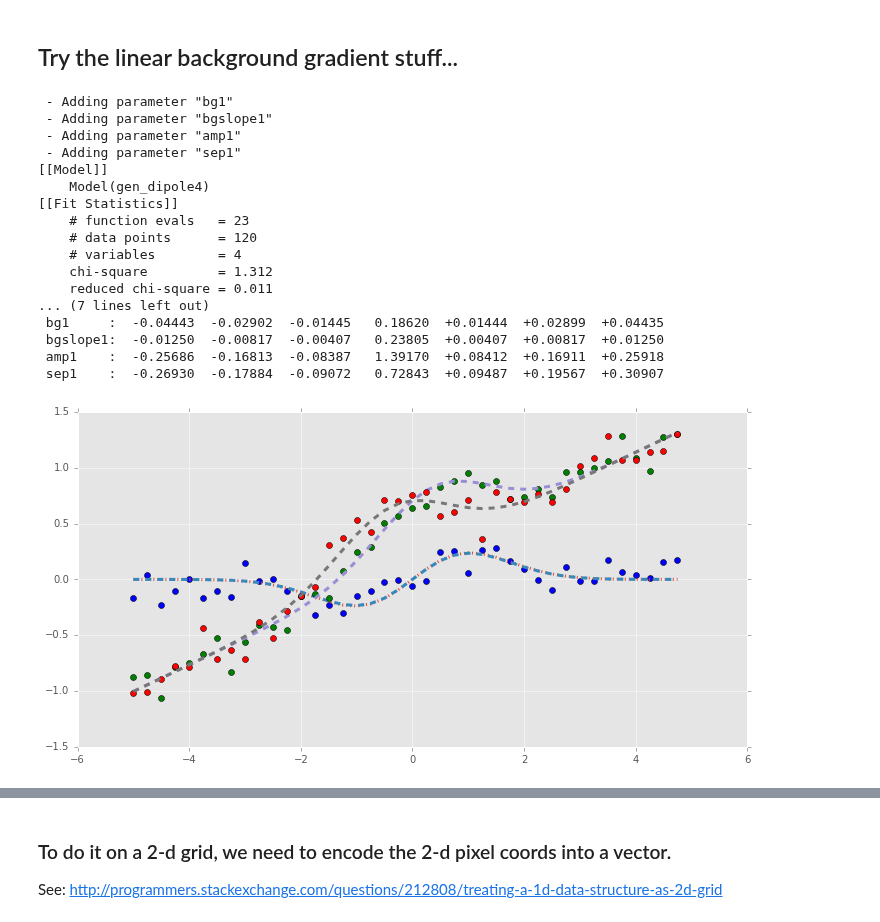
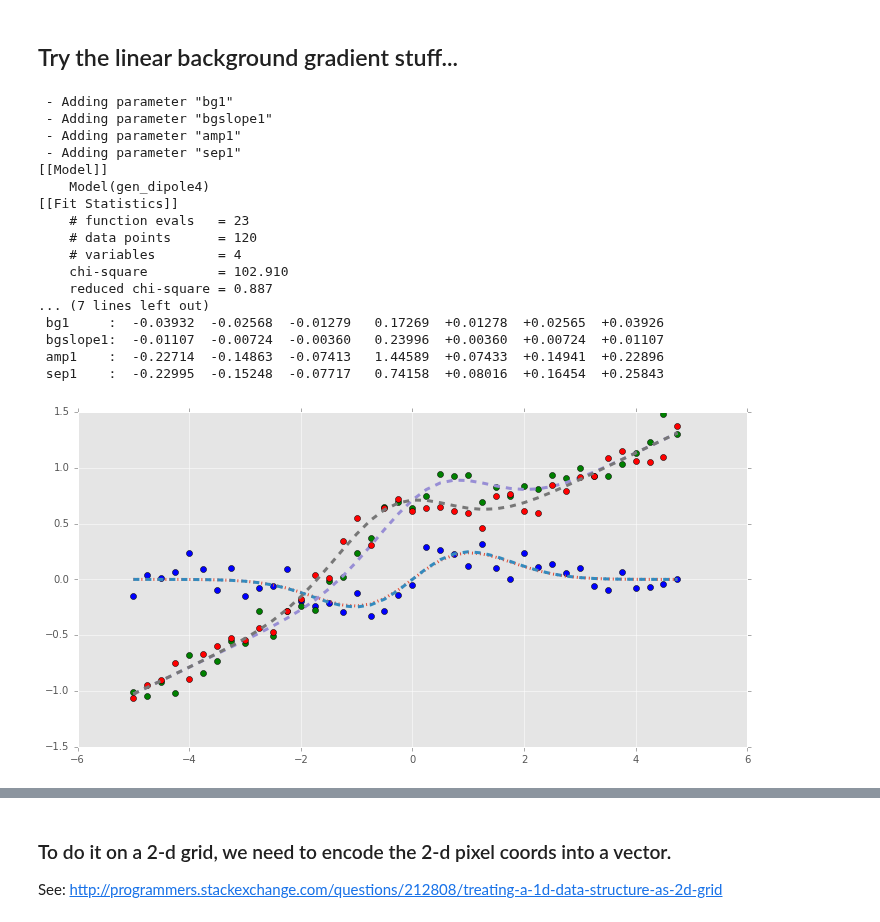
Before and after one commit to djreiss/lsst-dipole, a Jupyter notebook: notebooks/test_notebooks/test iminuit.ipynb, the cells around one changed output, grey strips where cells are left out. Cells and saved outputs as stored; diff of their text form; code cells hidden in the pictures.

Commit message:
minor tweaks - add comment at beginning
incorporate noise/weights correctly in fitters.

```diff
--- a/notebooks/test_notebooks/test iminuit.ipynb
+++ b/notebooks/test_notebooks/test iminuit.ipynb
@@ -465,11 +470,12 @@ def gen_dipole4(x, amp1=1., sep1=1., bg1=0.5, bgslope1=0.02):
     y = ypos - yneg
     return np.append(y, [ypos, yneg])
 
-def fitDipole4(ydata, xdata, amp1Start=3., sep1Start=2., bgslope1start=0., fitFunc=gen_dipole4, verbose=False):
+def fitDipole4(ydata, xdata, amp1Start=3., sep1Start=2., bgslope1start=0., fitFunc=gen_dipole4, weights=1.,
+               verbose=False):
     bg1start = np.median(ydata[len(xdata):])
     gmod = lmfit.Model(fitFunc, verbose=verbose)
     result = gmod.fit(ydata, x=xdata, amp1=amp1Start, sep1=sep1Start, bg1=bg1start, bgslope1=bgslope1start,
-                      verbose=verbose)
+                      weights=weights, verbose=verbose)
 
     if verbose:
         print(result.fit_report(show_correl=False))
@@ -478,37 +484,38 @@ def fitDipole4(ydata, xdata, amp1Start=3., sep1Start=2., bgslope1start=0., fitFu
 
     return result
 # %%
-ydata = ydataOrig + np.random.normal(scale=0.1, size=ydataOrig.shape) ## make it super noisy
+noise = 0.1
+ydata = ydataOrig + np.random.normal(scale=noise, size=ydataOrig.shape) ## make it super noisy
 ydata[len(xdata):2*len(xdata)] += 0.2 + 0.234*xdata
 ydata[2*len(xdata):]           += 0.2 + 0.234*xdata
-result = fitDipole4(ydata, xdata, amp1Start=1.5, sep1Start=1.5, fitFunc=gen_dipole4, verbose=True)
+result = fitDipole4(ydata, xdata, amp1Start=1.5, sep1Start=1.5, fitFunc=gen_dipole4, weights=1./noise, verbose=True)
 plt.plot(xdata, ydata[:len(xdata)], 'bo')
 plt.plot(xdata, ydataOrig[:len(xdata)], linewidth=3, linestyle='dotted')
 plt.plot(xdata, result.best_fit[:len(xdata)], linewidth=3, linestyle='dashed')
 plt.plot(xdata, ydata[len(xdata):2*len(xdata)], 'go')
 plt.plot(xdata, result.best_fit[len(xdata):2*len(xdata)], linewidth=3, linestyle='dashed')
 plt.plot(xdata, ydata[2*len(xdata):], 'ro')
 plt.plot(xdata, result.best_fit[2*len(xdata):], linewidth=3, linestyle='dashed')
 plt.show()
 # %% [output]
  - Adding parameter "bg1"
  - Adding parameter "bgslope1"
  - Adding parameter "amp1"
  - Adding parameter "sep1"
 [[Model]]
     Model(gen_dipole4)
 [[Fit Statistics]]
     # function evals   = 23
     # data points      = 120
     # variables        = 4
-    chi-square         = 1.312
-    reduced chi-square = 0.011
+    chi-square         = 102.910
+    reduced chi-square = 0.887
 ... (7 lines left out)
- bg1     :  -0.04443  -0.02902  -0.01445   0.18620  +0.01444  +0.02899  +0.04435
- bgslope1:  -0.01250  -0.00817  -0.00407   0.23805  +0.00407  +0.00817  +0.01250
- amp1    :  -0.25686  -0.16813  -0.08387   1.39170  +0.08412  +0.16911  +0.25918
- sep1    :  -0.26930  -0.17884  -0.09072   0.72843  +0.09487  +0.19567  +0.30907
+ bg1     :  -0.03932  -0.02568  -0.01279   0.17269  +0.01278  +0.02565  +0.03926
+ bgslope1:  -0.01107  -0.00724  -0.00360   0.23996  +0.00360  +0.00724  +0.01107
+ amp1    :  -0.22714  -0.14863  -0.07413   1.44589  +0.07433  +0.14941  +0.22896
+ sep1    :  -0.22995  -0.15248  -0.07717   0.74158  +0.08016  +0.16454  +0.25843
-[figure, old version]
+[figure, new version]
 # %%
 def gen_slope(x, bg1=0.5, bgslope1=0.02):
     bg = bg1 + bgslope1*x
```
Also changed, not shown: parts of 10 cells of this notebook.
